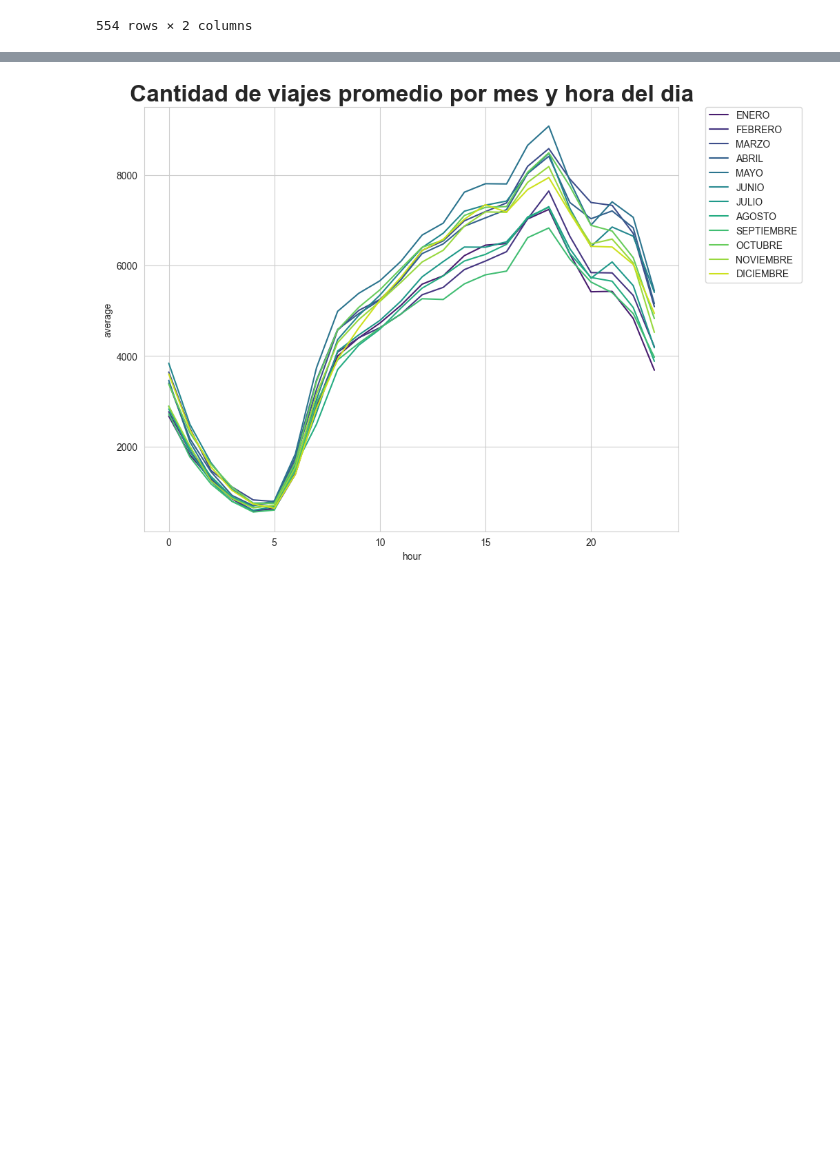
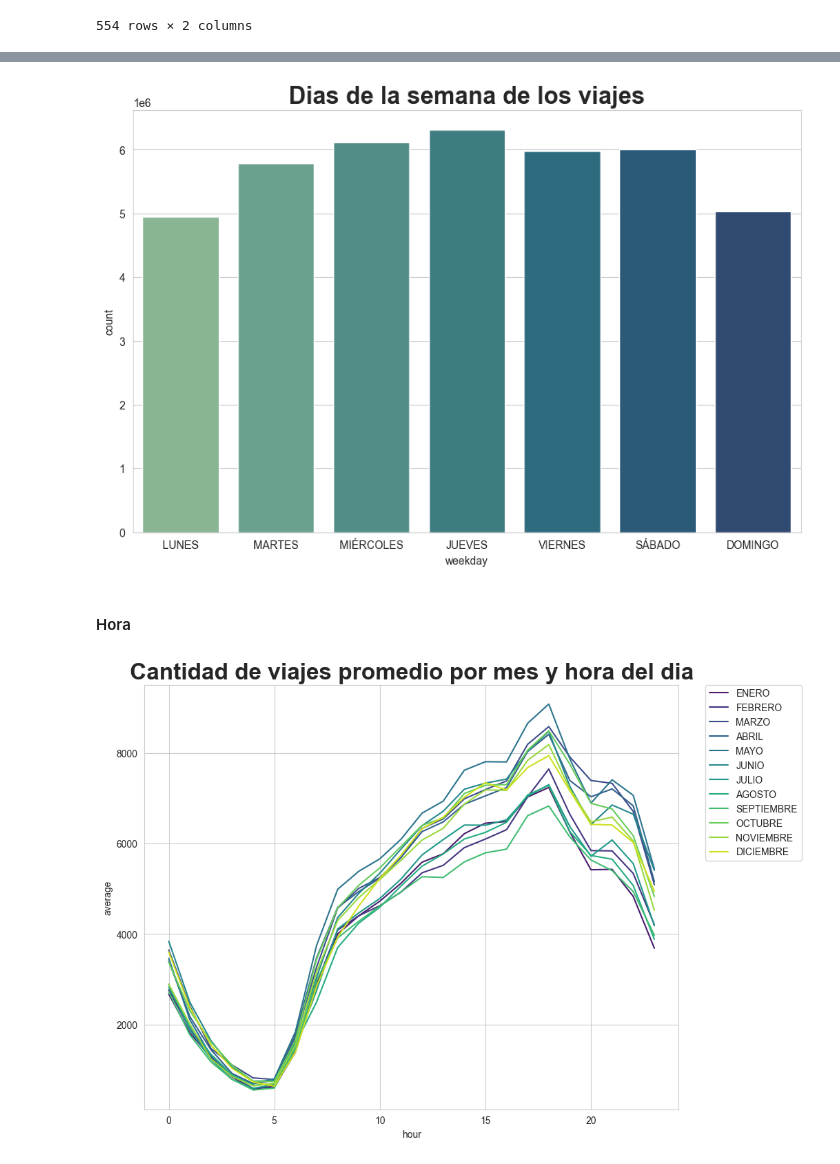
Before and after one commit to Rizo12G/Proyecto_final_henry, a Jupyter notebook: EDA/EDA_taxis.ipynb, the cells around one changed output, grey strips where cells are left out. Saved outputs shown, nothing was run; the diff lists cells and outputs as text; code cells hidden in the pictures; blank space fills up the shorter version.

```diff
--- a/EDA/EDA_taxis.ipynb
+++ b/EDA/EDA_taxis.ipynb
@@ -199,3 +293,13 @@ df_time
+# %%
+sns.set_style("whitegrid")
+plt.figure(figsize=(11,7))
+sns.barplot(data=df_time['weekday'].value_counts().to_frame(), x='weekday',y='count', order=['LUNES', 'MARTES', 'MIÉRCOLES', 'JUEVES', 'VIERNES', 'SÁBADO', 'DOMINGO'], palette='crest')
+plt.title('Dias de la semana de los viajes', fontsize=22, fontweight='bold')
+plt.show()
+# %% [output]
+[figure, added]
+# %% [markdown]
+#### Hora
 # %%
 sns.set_style("whitegrid")
 d = df_time.groupby(['month','hour']).size().reset_index(name='count')
```
Also changed, not shown: parts of 22 cells of this notebook, 2 other files.
